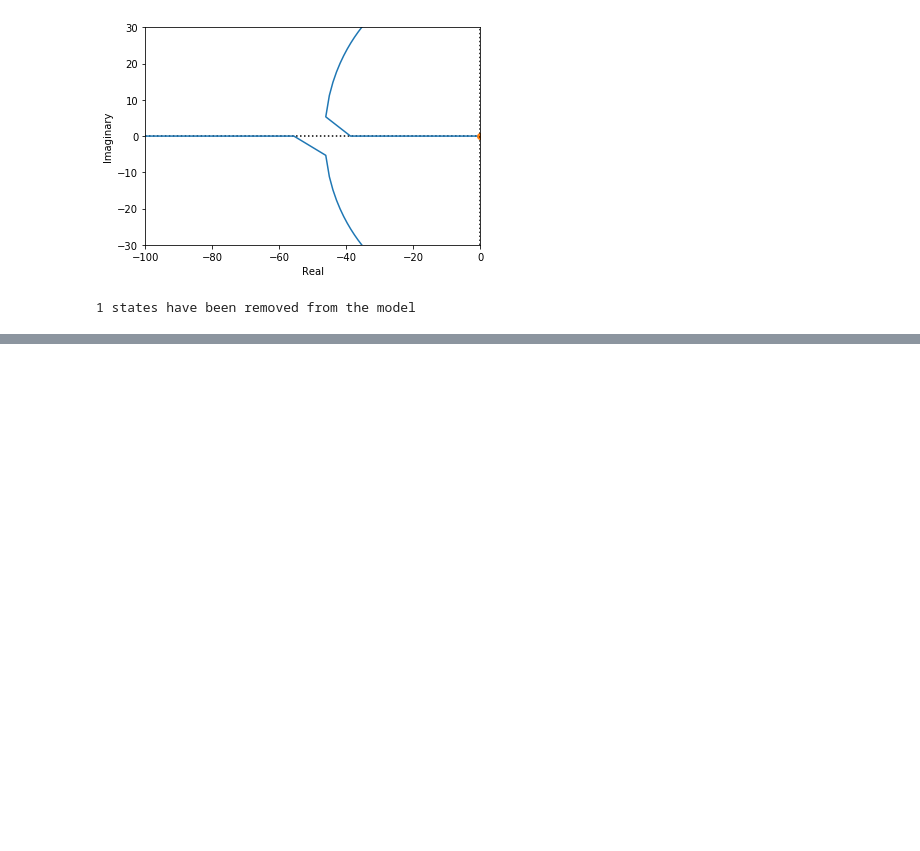
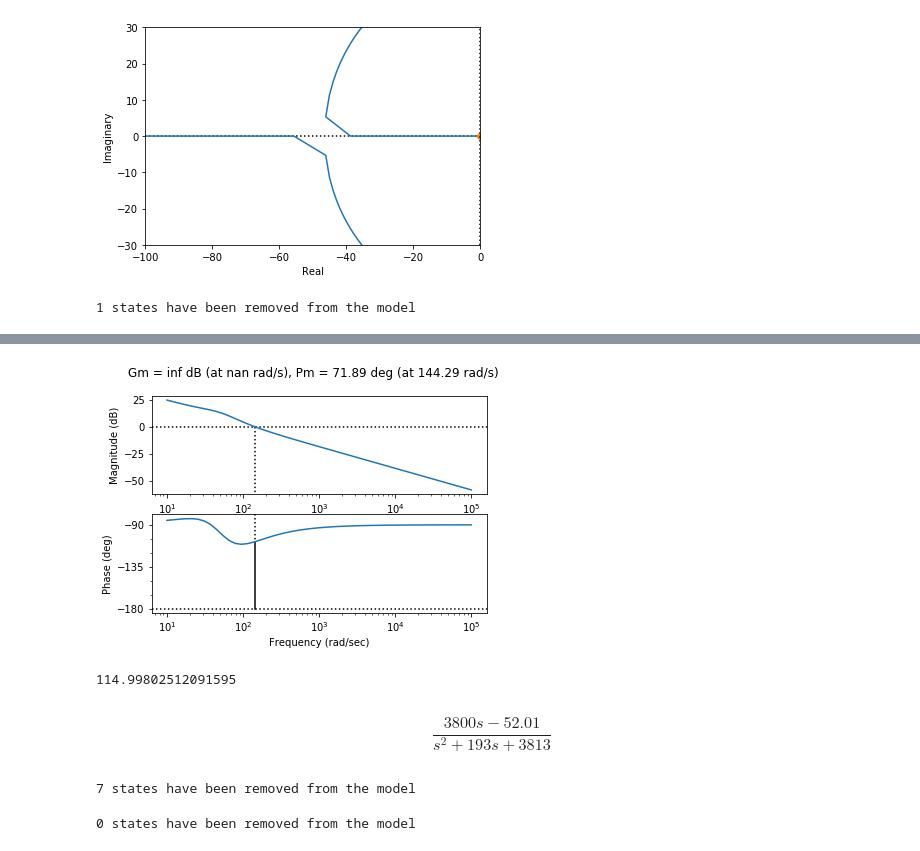
Before and after one commit to cohen39/blue-eyes-white-dragon, a Jupyter notebook: notes/Rockt_control_design.ipynb, the cells around one changed output, grey strips where cells are left out. Saved outputs shown, nothing was run; the diff lists cells and outputs as text; code cells hidden in the pictures; blank space fills up the shorter version.

```diff
--- a/notes/Rockt_control_design.ipynb
+++ b/notes/Rockt_control_design.ipynb
@@ -634,0 +664,21 @@ control.bode(Go, margins=True, dB=True, omega=np.logspace(1, 5));
+# %%
+control.bode(Go2, margins=True, dB=True, omega=np.logspace(1, 5));
+# %% [output]
+[figure, added]
+# %%
+1/(np.deg2rad(71.89) / 144.29)
+# %% [output]
+114.99802512091595
+# %%
+Gp3
+# %% [output]
+$$\frac{3800 s - 52.01}{s^2 + 193 s + 3813}$$
+# %%
+G3 = control.ss2tf(control.minreal(sys[2][1, 2], 1e-4))
+# %% [output]
+7 states have been removed from the model
+# %%
+H3 = 100*(s+60)*(s+60)/(s*(2138*s + 208.8))
+Go3 = control.minreal(G3*H3, 1e-4)
+# %% [output]
+0 states have been removed from the model
```
Also changed, not shown: parts of 18 cells of this notebook.
